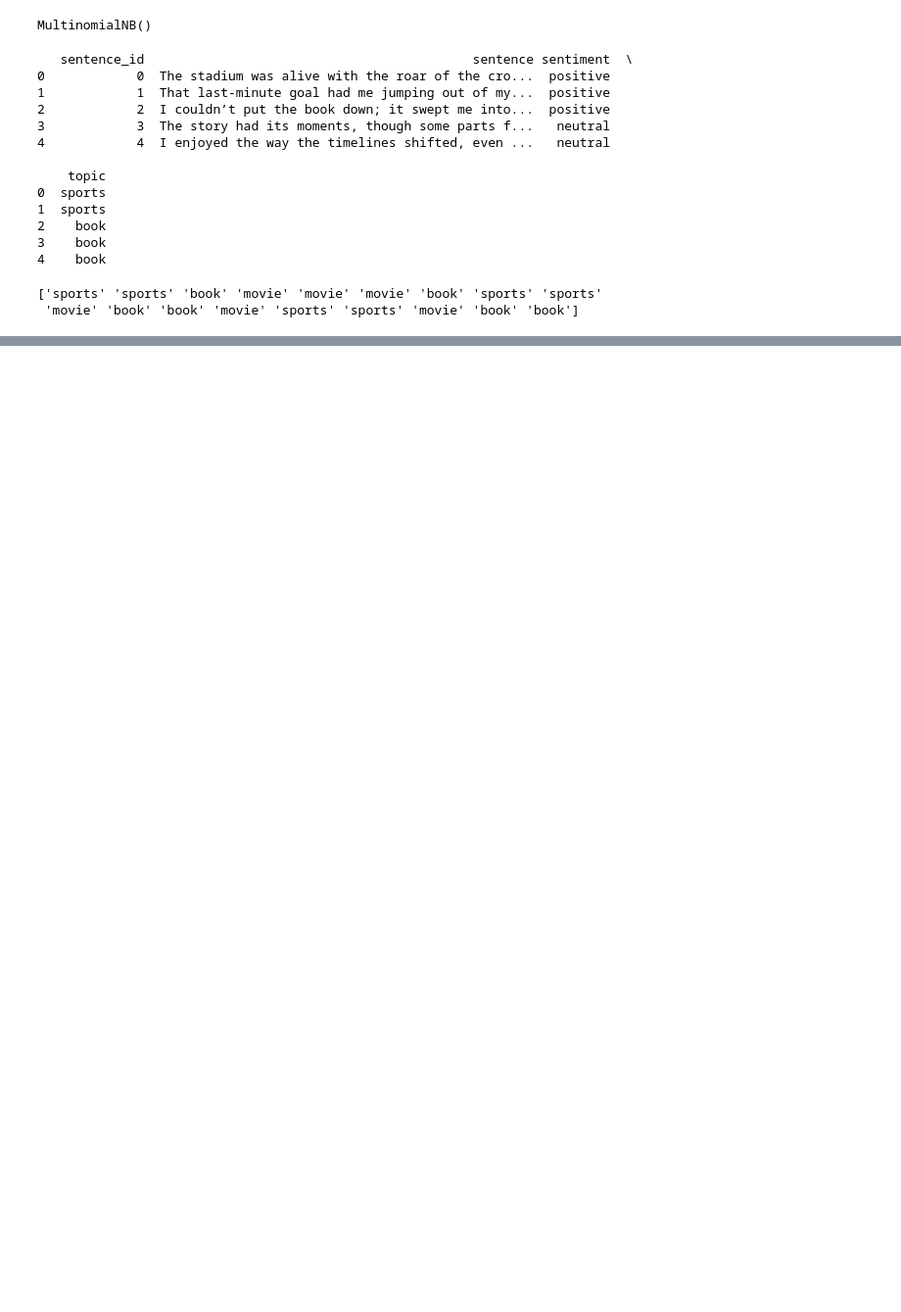
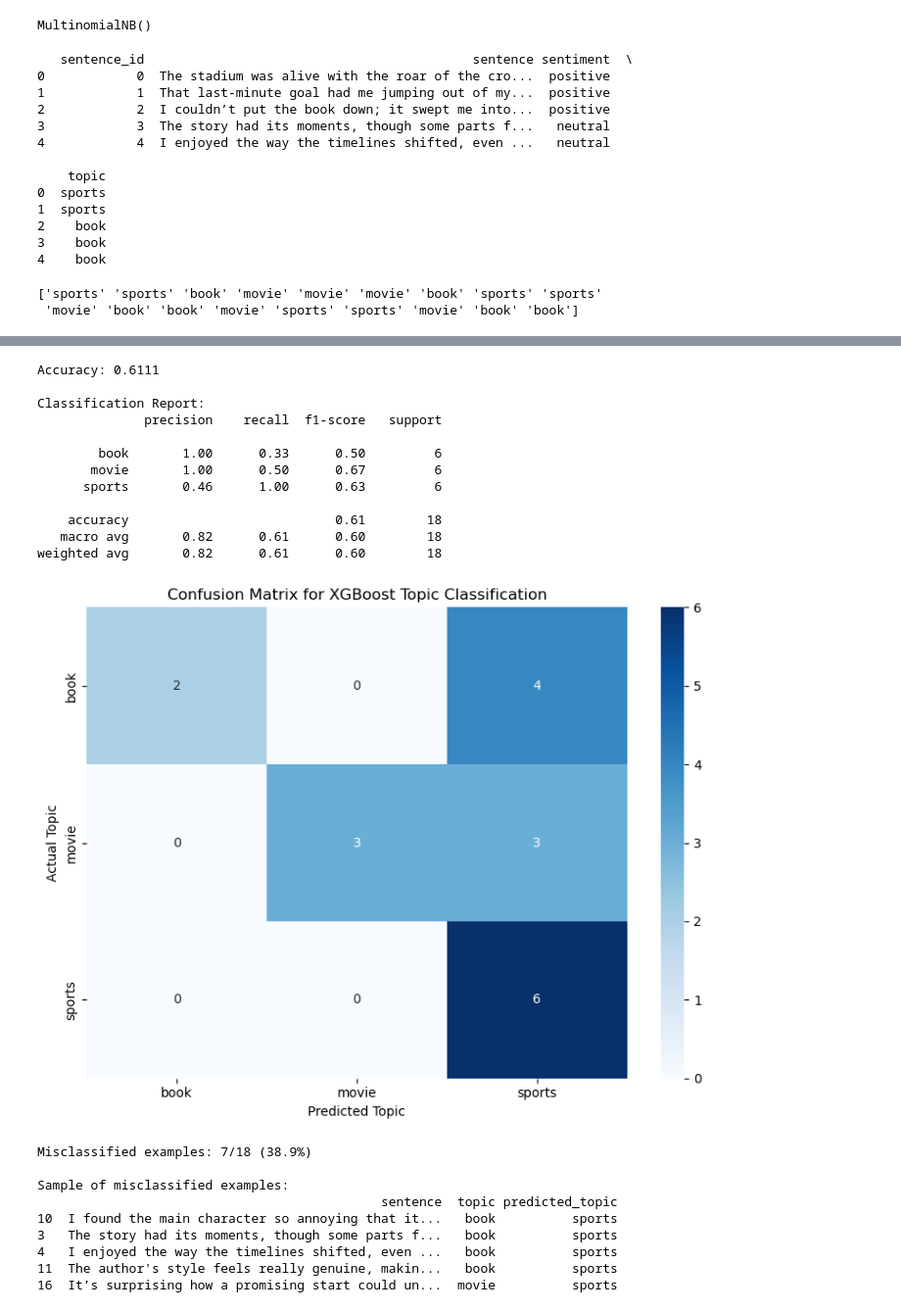
Before and after one commit to watjurk/vrije-project-TM, a Jupyter notebook: src/augustas_topic.ipynb, the cells around one changed output, grey strips where cells are left out. Shown at 98% size. Drawn from its saved outputs; the diff is of its cells as text; code cells hidden in the pictures; blank space fills up the shorter version.

```diff
--- a/src/augustas_topic.ipynb
+++ b/src/augustas_topic.ipynb
@@ -282,0 +470,75 @@ Sample of misclassified examples:
+# %%
+import xgboost as xgb
+from sklearn.preprocessing import LabelEncoder
+
+le = LabelEncoder()
+le.fit(y_train)  # Learn mapping from string labels to numbers
+
+y_train_encoded = le.transform(y_train)
+
+model = xgb.XGBClassifier()
+model.fit(Train_X_Tfidf, y_train_encoded)
+
+numeric_predictions = model.predict(Test_X_Tfidf)
+
+predictions = le.inverse_transform(numeric_predictions)
+# %%
+from sklearn.metrics import accuracy_score, classification_report, confusion_matrix
+
+# Print accuracy
+accuracy = accuracy_score(topic_test_df['topic'], predictions)
+print(f"Accuracy: {accuracy:.4f}")
+
+# Print detailed classification report
+print("\nClassification Report:")
+print(classification_report(topic_test_df['topic'], predictions))
+
+# Create confusion matrix
+cm = confusion_matrix(topic_test_df['topic'], predictions)
+
+# Plot confusion matrix
+plt.figure(figsize=(8, 6))
+sn.heatmap(cm, annot=True, fmt='d', cmap='Blues',
+           xticklabels=le.classes_,
+           yticklabels=le.classes_)
+plt.xlabel('Predicted Topic')
+plt.ylabel('Actual Topic')
+plt.title('Confusion Matrix for XGBoost Topic Classification')  # Changed to XGBoost
+plt.tight_layout()
+plt.show()
+
+# Create a DataFrame with test examples and predictions for analysis
+results_df = topic_test_df.copy()
+results_df['predicted_topic'] = predictions
+
+# Show misclassified examples
+misclassified = results_df[results_df['topic'] != results_df['predicted_topic']]
+print(f"\nMisclassified examples: {len(misclassified)}/{len(results_df)} ({len(misclassified)/len(results_df):.1%})")
+
+if len(misclassified) > 0:
+    print("\nSample of misclassified examples:")
+    sample_size = min(5, len(misclassified))
+    print(misclassified[['sentence', 'topic', 'predicted_topic']].sample(sample_size))
+# %% [output]
+Accuracy: 0.6111
+
+Classification Report:
+              precision    recall  f1-score   support
+
+        book       1.00      0.33      0.50         6
+       movie       1.00      0.50      0.67         6
+      sports       0.46      1.00      0.63         6
+
+    accuracy                           0.61        18
+   macro avg       0.82      0.61      0.60        18
+weighted avg       0.82      0.61      0.60        18
+[figure, added]
+Misclassified examples: 7/18 (38.9%)
+
+Sample of misclassified examples:
+                                             sentence  topic predicted_topic
+10  I found the main character so annoying that it...   book          sports
+3   The story had its moments, though some parts f...   book          sports
+4   I enjoyed the way the timelines shifted, even ...   book          sports
+11  The author's style feels really genuine, makin...   book          sports
+16  It’s surprising how a promising start could un...  movie          sports
```
Also changed, not shown: parts of 6 cells of this notebook, 2 other files.
